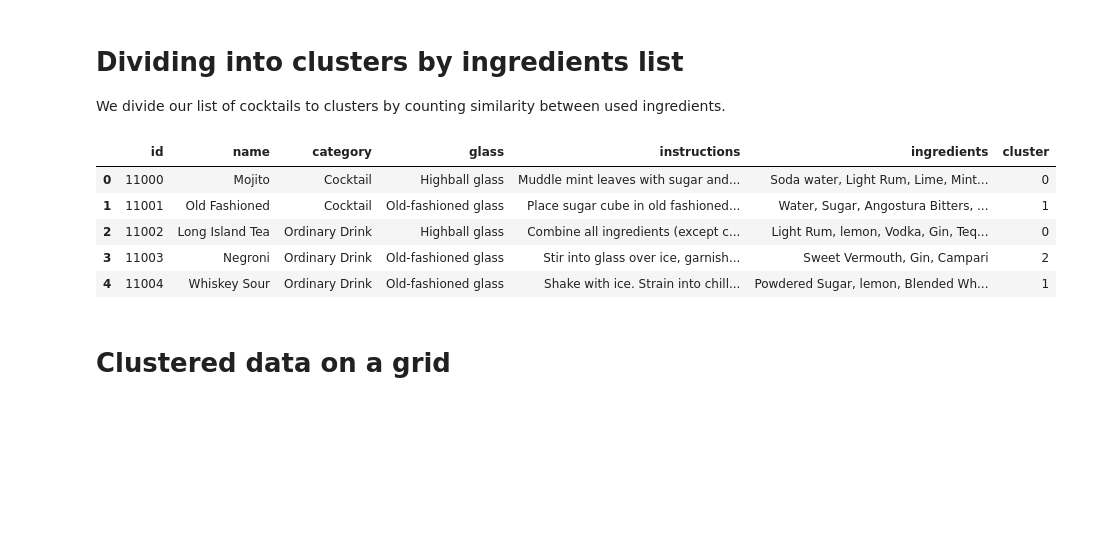
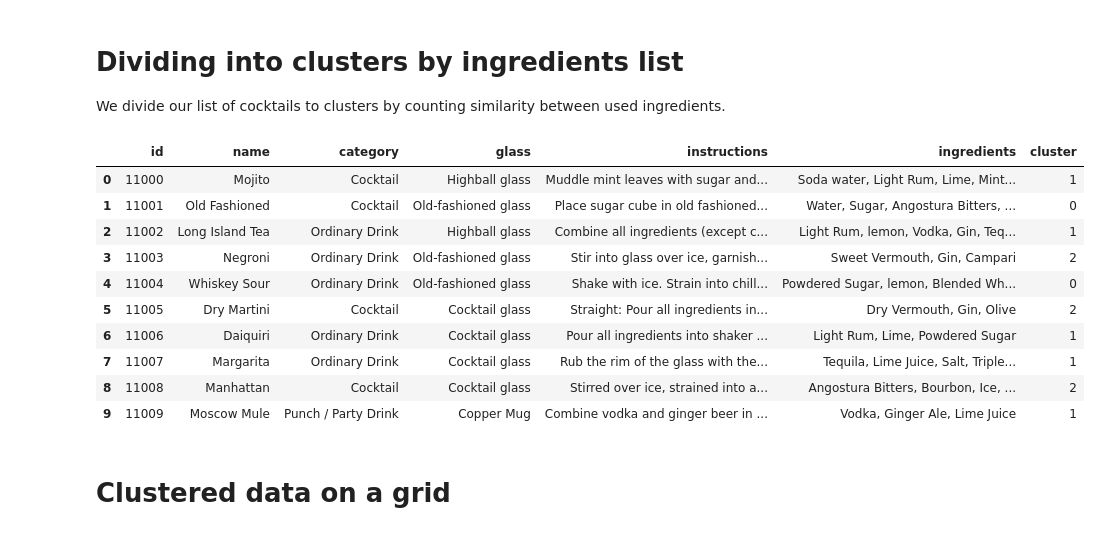
Before and after one commit to Macsok/Exploratory-Data-Analysis, a Jupyter notebook: EDA analyses/scikit-learn_analysis.ipynb, the cells around one changed output. Saved outputs shown, nothing was run; the diff lists cells and outputs as text; code cells hidden in the pictures; blank space fills up the shorter version.

```diff
--- a/EDA analyses/scikit-learn_analysis.ipynb
+++ b/EDA analyses/scikit-learn_analysis.ipynb
@@ -23,14 +23,19 @@ df.rename(columns={'ingredientsID': 'ingredients'}, inplace=True)
 We divide our list of cocktails to clusters by counting similarity between used ingredients.
 # %%
 df['cluster'] = own_scripts.clusterization(df, clusters=3)
-df.head()
+df.head(10)
 # %% [output]
 |  | id | name | category | glass | instructions | ingredients | cluster |
-| 0 | 11000 | Mojito | Cocktail | Highball glass | Muddle mint leaves with sugar and... | Soda water, Light Rum, Lime, Mint... | 0 |
-| 1 | 11001 | Old Fashioned | Cocktail | Old-fashioned glass | Place sugar cube in old fashioned... | Water, Sugar, Angostura Bitters, ... | 1 |
-| 2 | 11002 | Long Island Tea | Ordinary Drink | Highball glass | Combine all ingredients (except c... | Light Rum, lemon, Vodka, Gin, Teq... | 0 |
+| 0 | 11000 | Mojito | Cocktail | Highball glass | Muddle mint leaves with sugar and... | Soda water, Light Rum, Lime, Mint... | 1 |
+| 1 | 11001 | Old Fashioned | Cocktail | Old-fashioned glass | Place sugar cube in old fashioned... | Water, Sugar, Angostura Bitters, ... | 0 |
+| 2 | 11002 | Long Island Tea | Ordinary Drink | Highball glass | Combine all ingredients (except c... | Light Rum, lemon, Vodka, Gin, Teq... | 1 |
 | 3 | 11003 | Negroni | Ordinary Drink | Old-fashioned glass | Stir into glass over ice, garnish... | Sweet Vermouth, Gin, Campari | 2 |
-| 4 | 11004 | Whiskey Sour | Ordinary Drink | Old-fashioned glass | Shake with ice. Strain into chill... | Powdered Sugar, lemon, Blended Wh... | 1 |
+| 4 | 11004 | Whiskey Sour | Ordinary Drink | Old-fashioned glass | Shake with ice. Strain into chill... | Powdered Sugar, lemon, Blended Wh... | 0 |
+| 5 | 11005 | Dry Martini | Cocktail | Cocktail glass | Straight: Pour all ingredients in... | Dry Vermouth, Gin, Olive | 2 |
+| 6 | 11006 | Daiquiri | Ordinary Drink | Cocktail glass | Pour all ingredients into shaker ... | Light Rum, Lime, Powdered Sugar | 1 |
+| 7 | 11007 | Margarita | Ordinary Drink | Cocktail glass | Rub the rim of the glass with the... | Tequila, Lime Juice, Salt, Triple... | 1 |
+| 8 | 11008 | Manhattan | Cocktail | Cocktail glass | Stirred over ice, strained into a... | Angostura Bitters, Bourbon, Ice, ... | 2 |
+| 9 | 11009 | Moscow Mule | Punch / Party Drink | Copper Mug | Combine vodka and ginger beer in ... | Vodka, Ginger Ale, Lime Juice | 1 |
 # %% [markdown]
 # Clustered data on a grid
 # %%
```
Also changed, not shown: parts of 2 cells of this notebook.
